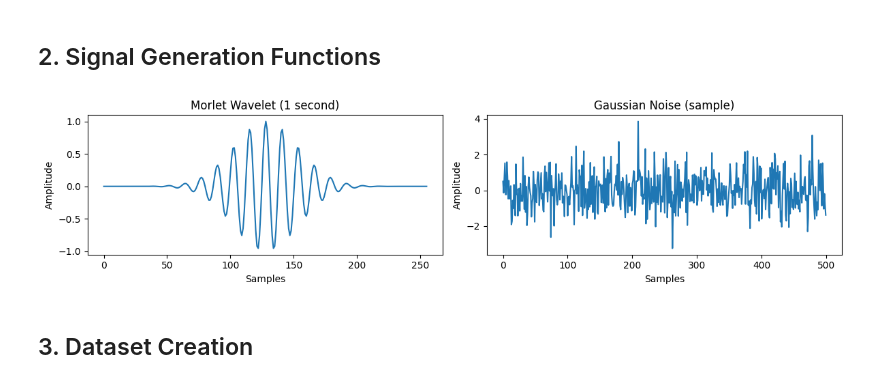
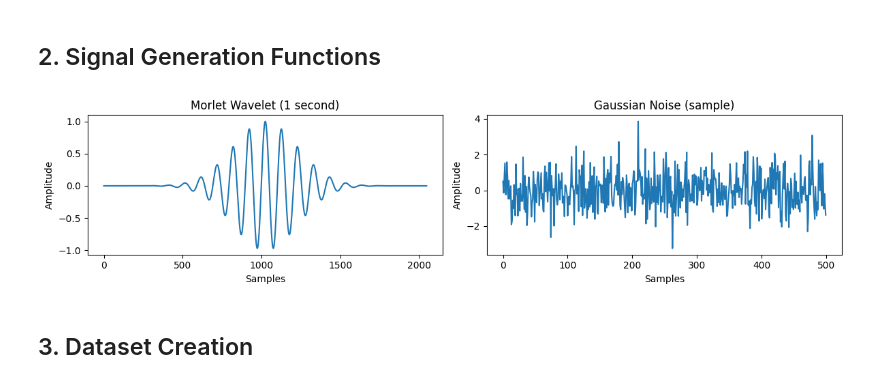
Before and after one commit to Arush-Pimpalkar/WaveletNet, a Jupyter notebook: CNN_wavlet_compare.ipynb, the cells around one changed output. Saved outputs shown, nothing was run; the diff lists cells and outputs as text; code cells hidden in the pictures.

```diff
--- a/CNN_wavlet_compare.ipynb
+++ b/CNN_wavlet_compare.ipynb
@@ -28,7 +28,7 @@ from torch.utils.data import Dataset, DataLoader, random_split
 # CONFIGURATION
 # ============================================================
 epochs = 100          # Number of training epochs
-fs = 256              # Sampling frequency (Hz)
+fs = 2048              # Sampling frequency (Hz)
 duration = 10         # Signal duration (seconds)
 seed = 42             # Random seed for reproducibility
 device = torch.device('mps' if torch.backends.mps.is_available() else 'cuda' if torch.cuda.is_available() else 'cpu')
@@ -74,25 +74,25 @@ def morlet_wavelet(duration, fs, f0, scale=1.0):
     return psi
 # %%
 # Visualize the wavelet template and noise
-wavelet = morlet_wavelet(duration=1.0, fs=256, f0=2, scale=0.1)
+wavelet = morlet_wavelet(duration=1.0, fs=2048, f0=2, scale=0.1)
 noise = gaussian_noise(fs, duration, seed)
 
 fig, axes = plt.subplots(1, 2, figsize=(12, 3))
 
 axes[0].plot(wavelet.real)
 axes[0].set_title('Morlet Wavelet (1 second)')
 axes[0].set_xlabel('Samples')
 axes[0].set_ylabel('Amplitude')
 
 axes[1].plot(noise[:500])
 axes[1].set_title('Gaussian Noise (sample)')
 axes[1].set_xlabel('Samples')
 axes[1].set_ylabel('Amplitude')
 
 plt.tight_layout()
 plt.show()
 # %% [output]
-[figure, old version]
+[figure, new version]
 # %% [markdown]
 ## 3. Dataset Creation
 # %%
```
Also changed, not shown: parts of 5 cells of this notebook.
